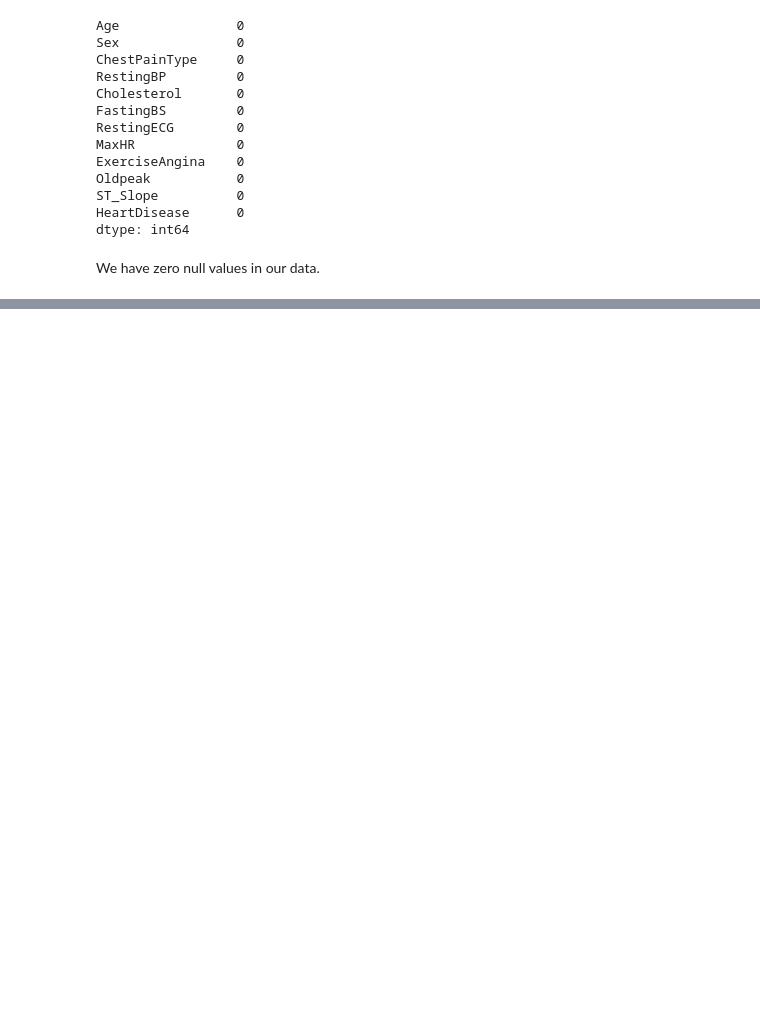
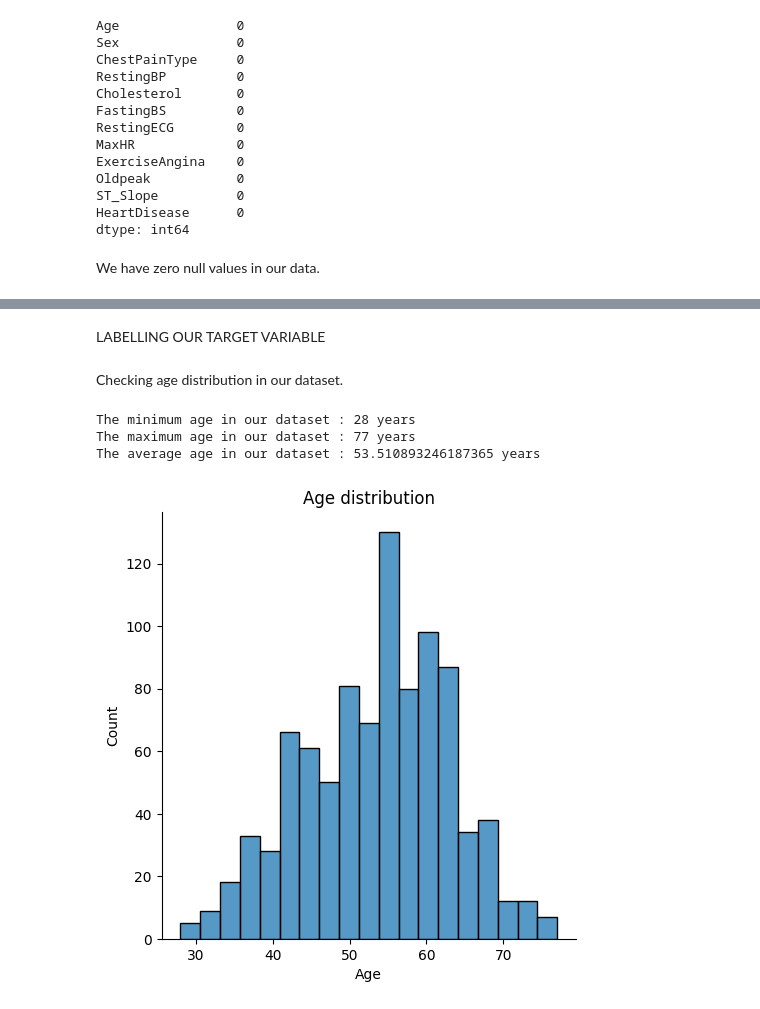
Before and after one commit to D-Rasheed/Heart-Disease-Prediction-Using-Machine-Learning, a Jupyter notebook: Heart_disease_prediction.ipynb, the cells around one changed output, grey strips where cells are left out. Saved outputs shown, nothing was run; the diff lists cells and outputs as text; code cells hidden in the pictures; blank space fills up the shorter version.

Commit message:
Explore the feature through visualization

```diff
--- a/Heart_disease_prediction.ipynb
+++ b/Heart_disease_prediction.ipynb
@@ -71,0 +69,24 @@ AttributeError: 'DataFrame' object has no attribute 'unique'
+# %% [markdown]
+LABELLING OUR TARGET VARIABLE
+# %%
+label_dict = {1: 'Heart Disease', 0: 'Normal'}
+df['HeartDisease'] = df['HeartDisease'].map(label_dict)
+# %% [markdown]
+Checking age distribution in our dataset.
+# %%
+min_age=df['Age'].min()
+max_age=df['Age'].max()
+Average_age=df['Age'].mean()
+print(f'The minimum age in our dataset : {min_age} years')
+print(f'The maximum age in our dataset : {max_age} years')
+print(f'The average age in our dataset : {Average_age} years')
+# %% [output]
+The minimum age in our dataset : 28 years
+The maximum age in our dataset : 77 years
+The average age in our dataset : 53.510893246187365 years
+# %%
+sns.displot(df, x='Age')
+plt.title('Age distribution')
+plt.show()
+# %% [output]
+[figure, added]
```
Also changed, not shown: parts of 19 cells of this notebook.
